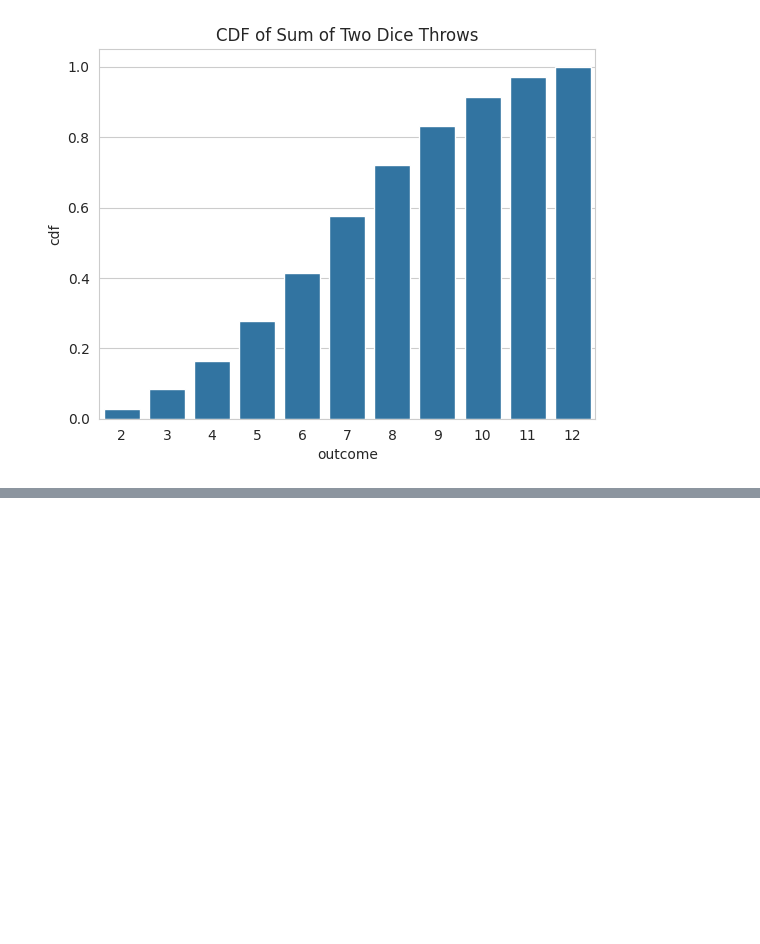
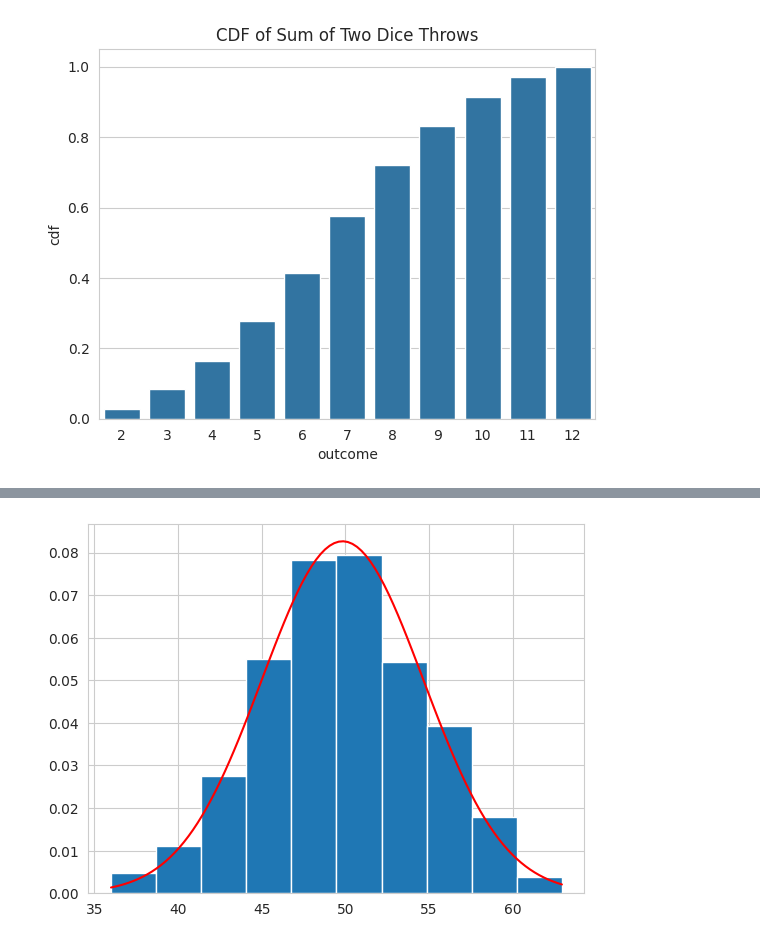
Before and after one commit to ShaunakSen/DS-ML-Concepts, a Jupyter notebook: Applied_Stats_and_Probability.ipynb, the cells around one changed output, grey strips where cells are left out. Saved outputs shown, nothing was run; the diff lists cells and outputs as text; code cells hidden in the pictures; blank space fills up the shorter version.

```diff
--- a/Applied_Stats_and_Probability.ipynb
+++ b/Applied_Stats_and_Probability.ipynb
@@ -64,0 +86,10 @@ plt.title("CDF of Sum of Two Dice Throws");
+# %%
+# estimate sample mean and sample std dev
+
+sample_mean, sample_std = np.mean(sample), np.std(sample)
+# %%
+# fit the distribution with the above parameters
+
+from scipy.stats import norm
+
+dist = norm(loc=sample_mean, scale=sample_std)
@@ -64,0 +100,10 @@ plt.title("CDF of Sum of Two Dice Throws");
+# %%
+values = np.linspace(sample.min(), sample.max(), 100) # generate 100 evenly spaced data pts in the range of the sample data
+# %%
+probability_densitites = [dist.pdf(value) for value in values]
+# %%
+# plot the computed probabilty density function
+plt.hist(sample, bins=10, density=True);
+plt.plot(values, probability_densitites, 'r');
+# %% [output]
+[figure, added]
```
Also changed, not shown: parts of 27 cells of this notebook.
